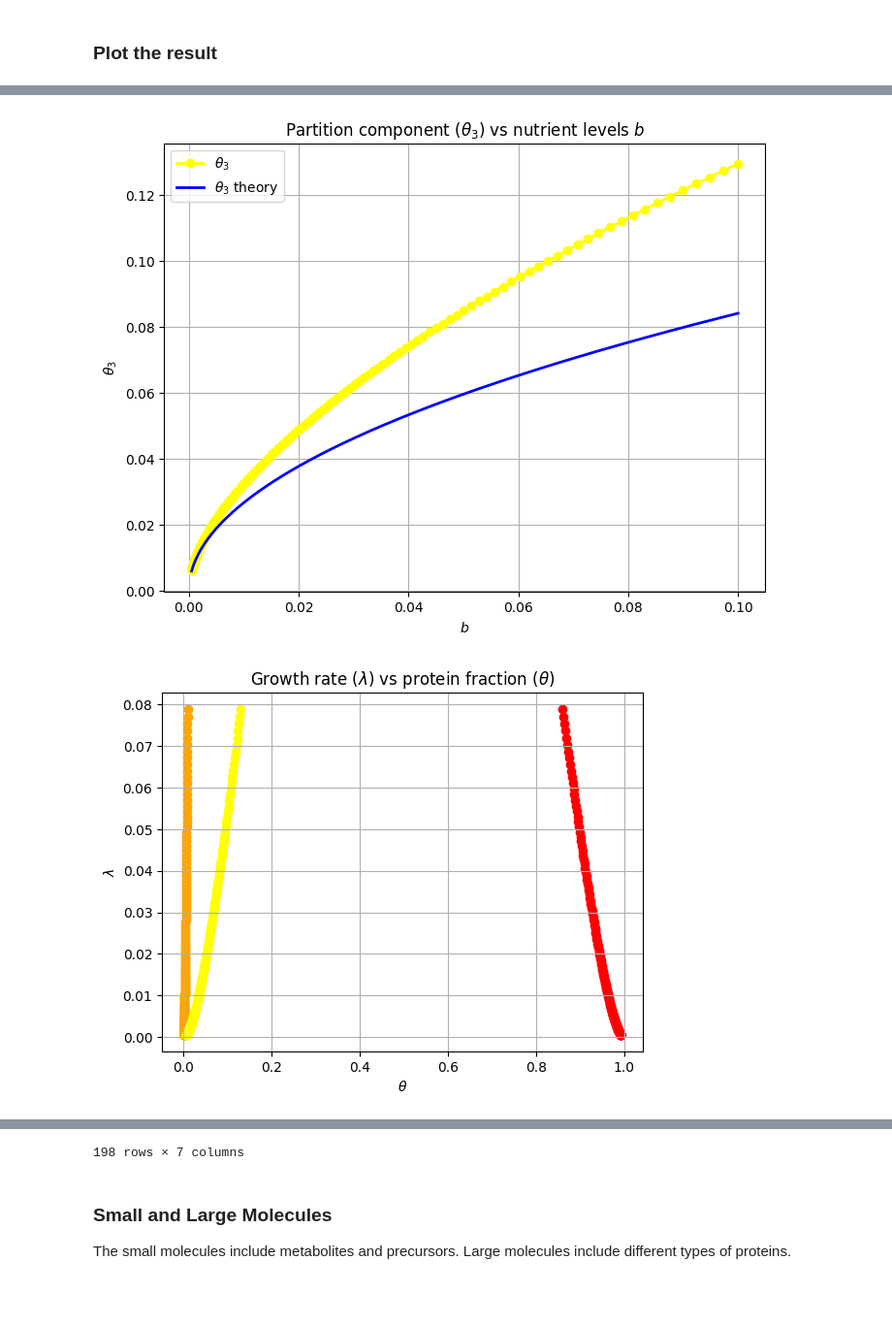
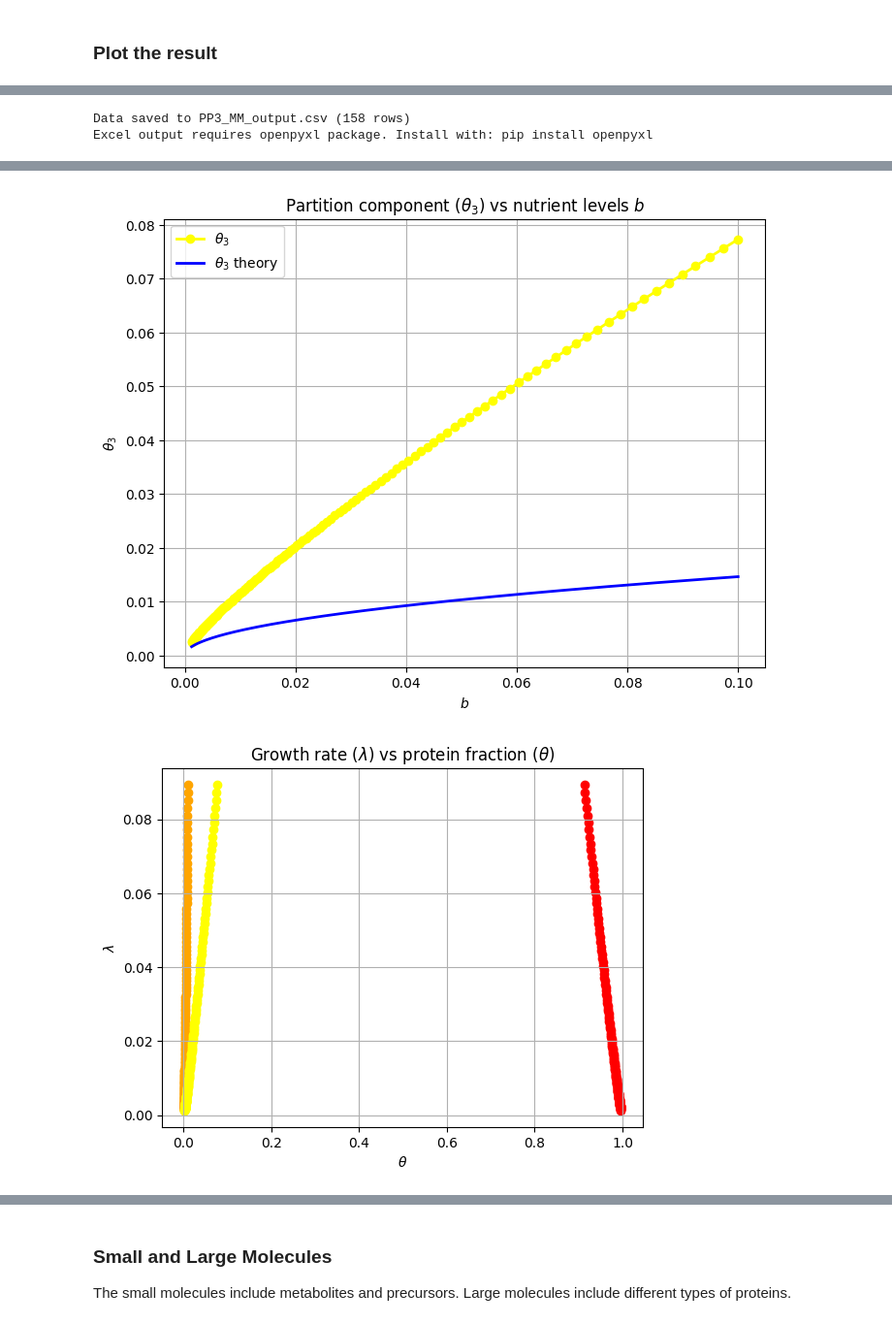
Before and after one commit to jonathan-huang/Proteome-Partition-ver.-1, a Jupyter notebook: PP3_MM.ipynb, the cells around one changed output, grey strips where cells are left out. Shown at 97% size. Saved outputs shown, nothing was run; the diff lists cells and outputs as text; code cells hidden in the pictures; blank space fills up the shorter version.

```diff
--- a/PP3_MM.ipynb
+++ b/PP3_MM.ipynb
@@ -13,10 +13,11 @@ import time
 
 # Constants
 a1, a2 = 23.8, 1.4
-k1, k2 = 0.01, 0.1
+k1, k2 = 0.01, 0.003
 # k2 = 0.003
 N = 200
 b_min, b_max = 5e-4, 0.1
+# b_min, b_max = 500, 1000
 b_vals = np.logspace(np.log10(b_min), np.log10(b_max), N)
 #b_vals = np.linspace(b_min, b_max, N+1)
 # %% [markdown]
@@ -263,10 +262,37 @@ E = 1/a1 + 1/a2
 # theta1_approx_arr = 1 - A * np.sqrt(b_arr) + (A**2-B-2*D)*b_arr - A*((3/2)*A**2-2*B-4*D)*b_arr**(3/2)
 # theta2_approx_arr = np.sqrt(k1/a1)*( np.sqrt(b_arr) - (A**2-B-2*D)/A*b_arr + ((3/2)*A**2-2*B-4*D)*b_arr**(3/2) )
 # theta3_approx_arr = np.sqrt(k2/a2)*( np.sqrt(b_arr) - (A**2-B-2*D)/A*b_arr + ((3/2)*A**2-2*B-4*D)*b_arr**(3/2) )
+theta1_approx_arr = 1 - A*np.sqrt(b_arr) + (1/2)*A**3*b_arr**(3/2) - (3/8)*A**5*b_arr**(5/2)
+theta2_approx_arr = np.sqrt(k1/a1)*( np.sqrt(b_arr) - (1/2)*A**2*b_arr**(3/2) + (3/8)*A**4*b_arr**(5/2) )
+theta3_approx_arr = np.sqrt(k2/a2)*( np.sqrt(b_arr) - (1/2)*A**2*b_arr**(3/2) + (3/8)*A**4*b_arr**(5/2) )
 
-theta1_approx_arr = 1 - A*np.sqrt(b_arr) - (A**2-B-2*D)*b_arr - A*((3/2)*A**2-2*B-4*D)*b_arr**(3/2)
-theta2_approx_arr = np.sqrt(k1/a1)*( np.sqrt(b_arr) + (A**2-B-2*D)/A*b_arr + ((3/2)*A**2-2*B-4*D)*b_arr**(3/2) )
-theta3_approx_arr = np.sqrt(k2/a2)*( np.sqrt(b_arr) + (A**2-B-2*D)/A*b_arr + ((3/2)*A**2-2*B-4*D)*b_arr**(3/2) )
+# Put in DataFrame
+df = pd.DataFrame({
+    "Nutrient level": b_arr,
+    "Growth rate": lambda_arr,
+    r"$\theta_1$": theta1_arr,
+    r"$\theta_2$": theta2_arr,
+    r"$\theta_3$": theta3_arr,
+    r"$p = \frac{\theta_2}{\theta_1}$": theta2_arr / theta1_arr,
+    r"$q = \frac{\theta_3}{\theta_1}$": theta3_arr / theta1_arr,
+    r"$\sum \theta$": theta1_arr + theta2_arr + theta3_arr,
+    r"Approx. $\sum \theta$": theta1_approx_arr + theta2_approx_arr + theta3_approx_arr
+})
+
+# Save to CSV file
+df.to_csv('PP3_MM_output.csv', index=False, float_format='%.6f')
+print(f"Data saved to PP3_MM_output.csv ({len(df)} rows)")
+
+# Also save to Excel for better formatting (optional)
+try:
+    df.to_excel('PP3_MM_output.xlsx', index=False, float_format='%.6f')
+    print(f"Data also saved to PP3_MM_output.xlsx")
+except ImportError:
+    print("Excel output requires openpyxl package. Install with: pip install openpyxl")
+
+# Display first few rows
+display(df.head(10))
+
 
 # Partition components to nutrient levels b
 plt.figure(figsize=(8,6))
@@ -324,16 +350,6 @@ plt.xlabel(r'$\theta$'); plt.ylabel(r'$\lambda$')
 plt.title(r'Growth rate ($\lambda$) vs protein fraction ($\theta$)')
 plt.grid(True)
 plt.show()
-
-# Put in DataFrame
-df = pd.DataFrame({
-    "Nutrient level": b_arr,
-    "Growth rate": lambda_arr,
-    "theta1": theta1_arr,
-    "theta2": theta2_arr,
-    "theta3": theta3_arr,
-    "Sum_theta": theta1_arr + theta2_arr + theta3_arr,
-    "Approx. Sum_theta": theta1_approx_arr + theta2_approx_arr + theta3_approx_arr
-})
-display(df)
 # %% [output]
+Data saved to PP3_MM_output.csv (158 rows)
+Excel output requires openpyxl package. Install with: pip install openpyxl
@@ -343,2 +370,2 @@ display(df)
-[figure, old version]
+[figure, new version]
-[figure, old version]
+[figure, new version]
@@ -357,4 +372,3 @@ display(df)
-198 rows × 7 columns
 # %% [markdown]
 ### Small and Large Molecules
 The small molecules include metabolites and precursors. Large molecules include different types of proteins.
```
Also changed, not shown: parts of 9 cells of this notebook, 3 other files.
